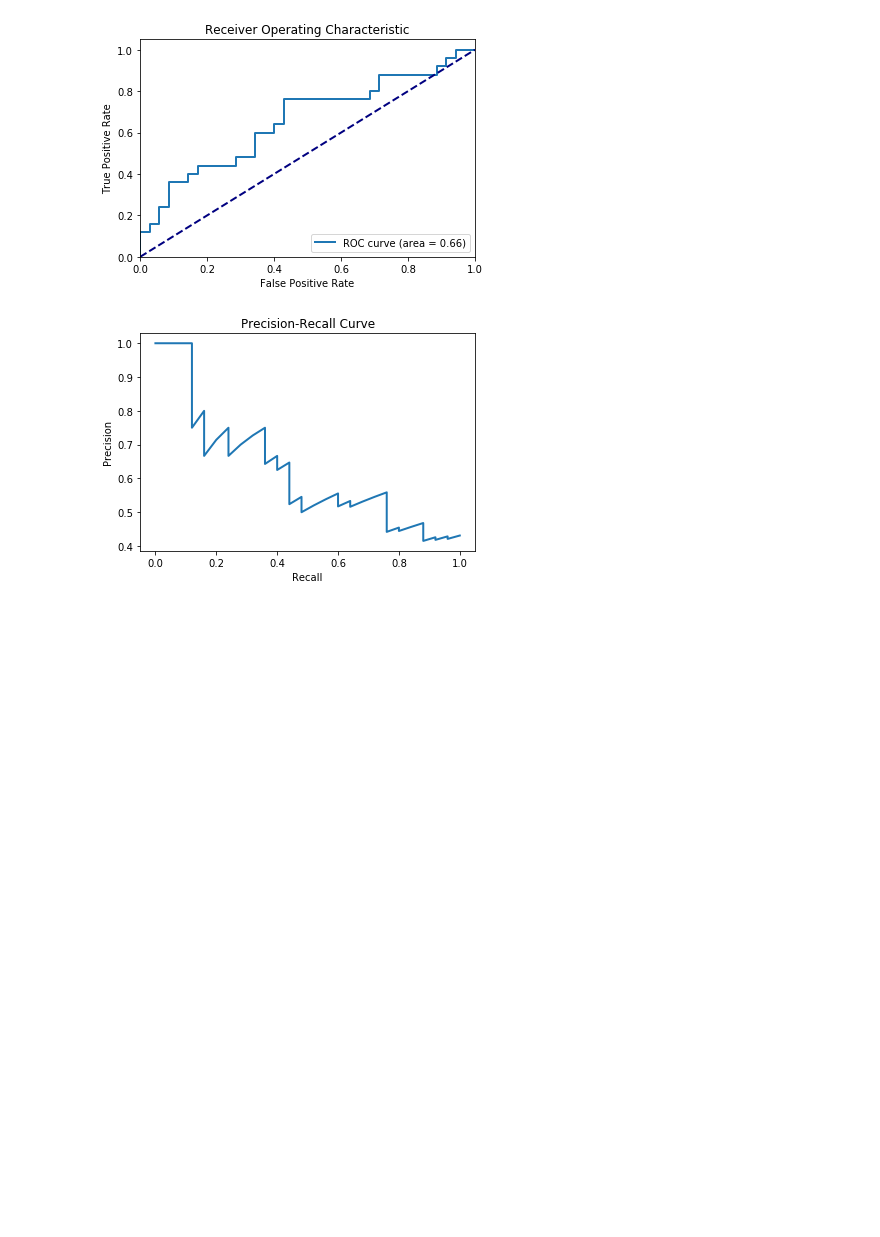
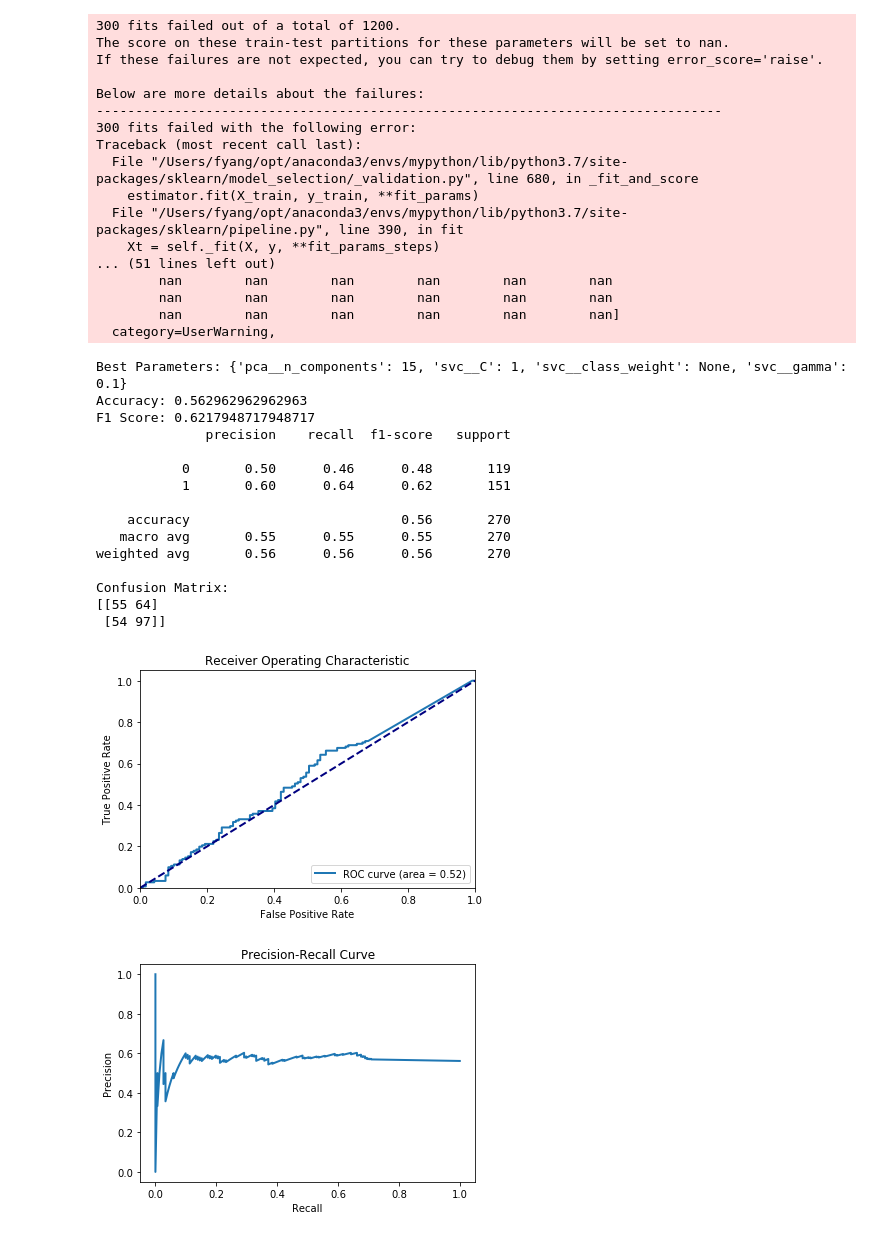
Before and after one commit to Nemooo0/StockPricePredictionSVM, a Jupyter notebook: Untitled4.ipynb, the cells around one changed output. Saved outputs shown, nothing was run; the diff lists cells and outputs as text; code cells hidden in the pictures; blank space fills up the shorter version.

```diff
--- a/Untitled4.ipynb
+++ b/Untitled4.ipynb
@@ -5,6 +5,8 @@ import numpy as np
 import talib
 from sklearn.model_selection import train_test_split, GridSearchCV
 from sklearn.svm import SVC
+from sklearn.decomposition import PCA
+
 from sklearn.preprocessing import StandardScaler
 from sklearn.pipeline import make_pipeline
 from sklearn.metrics import accuracy_score, classification_report, confusion_matrix, roc_curve, auc, precision_recall_curve, f1_score
@@ -12,23 +14,23 @@ import matplotlib.pyplot as plt
 
 # Download historical data for a stock
 ticker = "AAPL"
-data = yf.download(ticker, start="2023-01-01", end="2024-05-01")
+data = yf.download(ticker, start="2020-01-02", end="2024-06-01")
 
 # Drop rows with missing values
 data = data.dropna()
 
 # Feature Engineering using TA-Lib
 data['Return'] = data['Adj Close'].pct_change()
-data['MA10'] = talib.SMA(data['Adj Close'], timeperiod=10)
-data['MA50'] = talib.SMA(data['Adj Close'], timeperiod=30)
-data['Volatility'] = (data['High'] - data['Low']) / data['Low']
+data['MA10'] = talib.SMA(data['Adj Close'], timeperiod=5)
+data['MA50'] = talib.SMA(data['Adj Close'], timeperiod=10)
+data['Volatility'] = (data['High'] - data['Low']) / data['Close']
 
 # Additional TA-Lib Indicators
 data['RSI'] = talib.RSI(data['Adj Close'], timeperiod=14)
 data['MACD'], data['MACD_signal'], data['MACD_hist'] = talib.MACD(data['Adj Close'], fastperiod=12, slowperiod=26, signalperiod=9)
 data['BB_upper'], data['BB_middle'], data['BB_lower'] = talib.BBANDS(data['Adj Close'], timeperiod=20, nbdevup=2, nbdevdn=2, matype=0)
-data['ADX'] = talib.ADX(data['High'], data['Low'], data['Close'], timeperiod=14)
-data['ATR'] = talib.ATR(data['High'], data['Low'], data['Close'], timeperiod=14)
+data['ADX'] = talib.ADX(data['High'], data['Low'], data['Adj Close'], timeperiod=14)
+data['ATR'] = talib.ATR(data['High'], data['Low'], data['Adj Close'], timeperiod=14)
 data['OBV'] = talib.OBV(data['Adj Close'], data['Volume'])
 
 # Drop rows with NaN values generated by technical indicators
@@ -47,13 +49,16 @@ features = data[['Open', 'High', 'Low', 'Adj Close', 'Volume', 'Return', 'MA10',
 target = data['Target']
 
 # Split the data into training and testing sets
-X_train, X_test, y_train, y_test = train_test_split(features, target, test_size=0.2, shuffle=False)
+X_train, X_test, y_train, y_test = train_test_split(features, target, test_size=0.25, shuffle=True)
 
 # Create a pipeline with a scaler and the SVM classifier
-pipeline = make_pipeline(StandardScaler(), SVC(kernel='rbf', probability=True))
+pipeline = make_pipeline(StandardScaler(),
+                              PCA(),
+                            SVC(kernel='rbf', probability=True))
 
 # Define the parameter grid for hyperparameter tuning
 param_grid = {
+        'pca__n_components': [5, 10, 15, 20],  # Number of PCA components
     'svc__C': [0.5, 1, 5, 10, 1000],
     'svc__gamma': [1, 0.1, 0.01, 0.001, 0.0001,0.00005],
     'svc__class_weight': [None, 'balanced']
@@ -128,2 +118,34 @@ Confusion Matrix:
+300 fits failed out of a total of 1200.
+The score on these train-test partitions for these parameters will be set to nan.
+If these failures are not expected, you can try to debug them by setting error_score='raise'.
+
+Below are more details about the failures:
+--------------------------------------------------------------------------------
+300 fits failed with the following error:
+Traceback (most recent call last):
+  File "/Users/fyang/opt/anaconda3/envs/mypython/lib/python3.7/site-packages/sklearn/model_selection/_validation.py", line 680, in _fit_and_score
+    estimator.fit(X_train, y_train, **fit_params)
+  File "/Users/fyang/opt/anaconda3/envs/mypython/lib/python3.7/site-packages/sklearn/pipeline.py", line 390, in fit
+    Xt = self._fit(X, y, **fit_params_steps)
+... (51 lines left out)
+        nan        nan        nan        nan        nan        nan
+        nan        nan        nan        nan        nan        nan
+        nan        nan        nan        nan        nan        nan]
+  category=UserWarning,
+Best Parameters: {'pca__n_components': 15, 'svc__C': 1, 'svc__class_weight': None, 'svc__gamma': 0.1}
+Accuracy: 0.562962962962963
+F1 Score: 0.6217948717948717
+              precision    recall  f1-score   support
+
+           0       0.50      0.46      0.48       119
+           1       0.60      0.64      0.62       151
+
+    accuracy                           0.56       270
+   macro avg       0.55      0.55      0.55       270
+weighted avg       0.56      0.56      0.56       270
+
+Confusion Matrix:
+[[55 64]
+ [54 97]]
-[figure, old version]
+[figure, new version]
-[figure, old version]
+[figure, new version]
```
Also changed, not shown: parts of 2 cells of this notebook.
